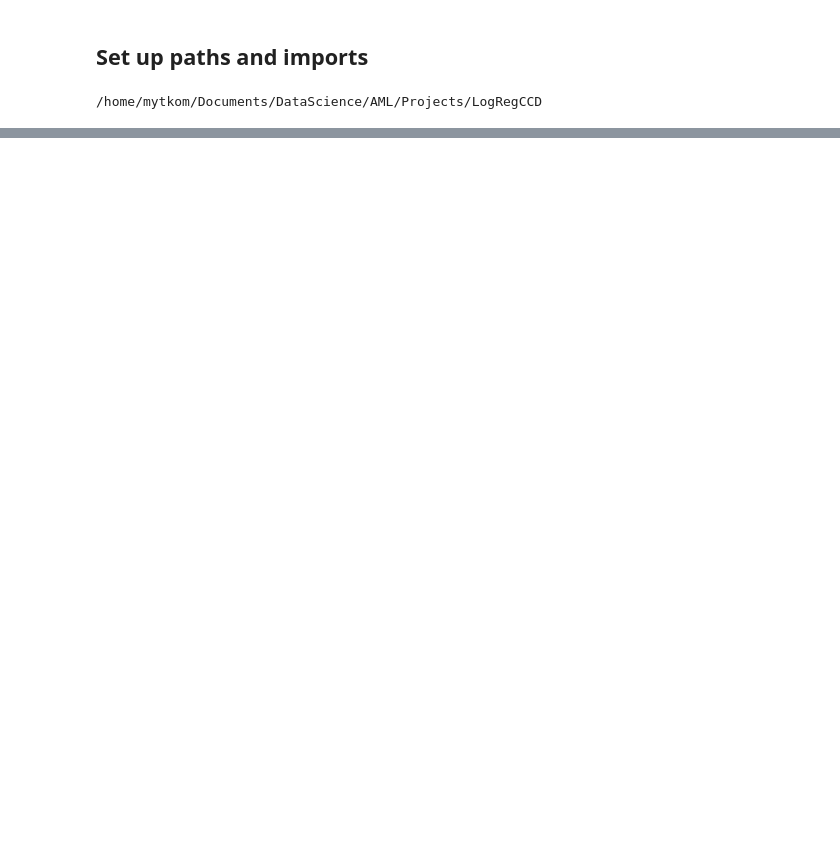
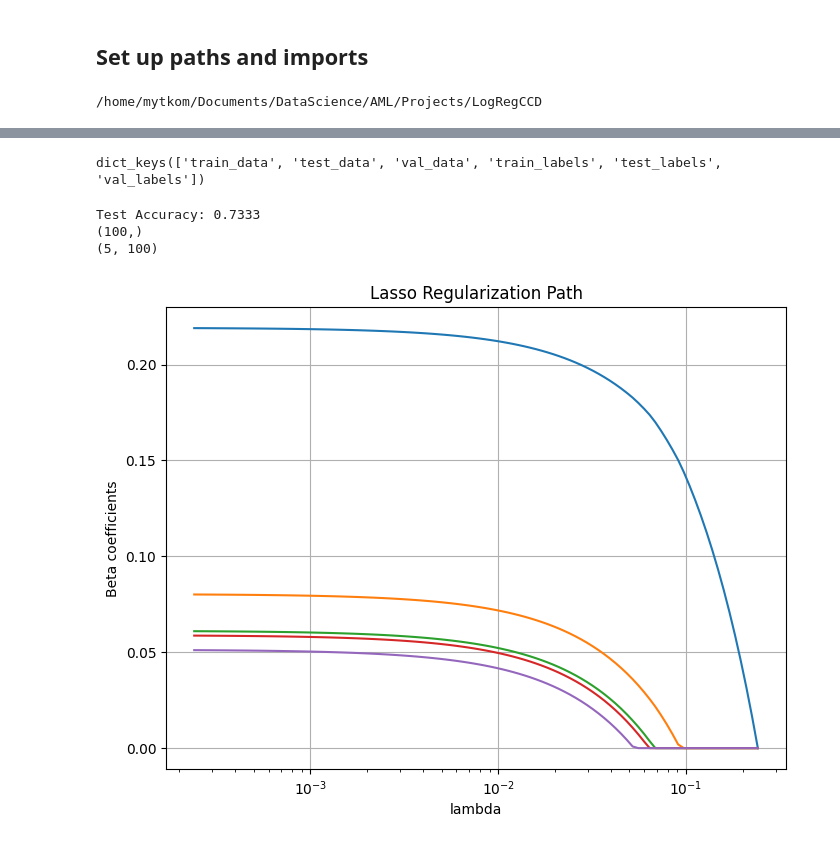
Before and after one commit to mytkom/LogRegCCD, a Jupyter notebook: notebooks/comparison.ipynb, the cells around one changed output, grey strips where cells are left out. Saved outputs shown, nothing was run; the diff lists cells and outputs as text; code cells hidden in the pictures; blank space fills up the shorter version.

```diff
--- a/notebooks/comparison.ipynb
+++ b/notebooks/comparison.ipynb
@@ -74,3 +20,46 @@ intercept: [0.]
+# %%
+di = DataInterface(SyntheticDataLoader(p=0.5, n=1500, d=5, g=0))
+di.split_data()
+data = di.get_data()
+print(data.keys())
+X_train, y_train = data['train_data'], data['train_labels']
+X_test, y_test = data['test_data'], data['test_labels']
+
+scaler = StandardScaler()
+scaler.fit(X_train)
+X_train = scaler.transform(X_train)
+X_test = scaler.transform(X_test)
+# %% [output]
+dict_keys(['train_data', 'test_data', 'val_data', 'train_labels', 'test_labels', 'val_labels'])
+# %%
+model = LogisticRegression(penalty='l1', solver='liblinear', C=10)
+model.fit(X_train, y_train)
+
+y_pred = model.predict(X_train)
+accuracy = accuracy_score(y_train, y_pred)
+print(f"Test Accuracy: {accuracy:.4f}")
+
+def plot_lasso_path(lambdas, betas):
+        plt.figure(figsize=(8, 6))
+        for i in range(0, betas.shape[0]):
+            plt.plot(lambdas, betas[i, :], label=f'{i+1}')
+
+        plt.xscale("log")
+        plt.xlabel('lambda')
+        plt.ylabel('Beta coefficients')
+        plt.title('Lasso Regularization Path')
+        plt.grid(True)
+        plt.show()
+
+alphas_lasso, coefs_lasso, _  = lasso_path(X_train, y_train)
+print(alphas_lasso.shape)
+print(coefs_lasso.shape)
+plot_lasso_path(alphas_lasso, coefs_lasso)
+# %% [output]
+Test Accuracy: 0.7333
+(100,)
+(5, 100)
+[figure, added]
 # %%
 import src.measures as measure
 
```
Also changed, not shown: parts of 3 cells of this notebook, 2 other files.
